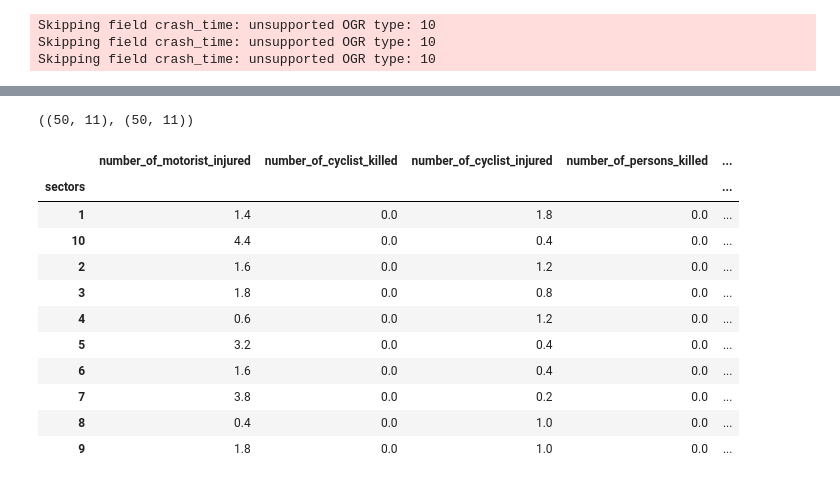
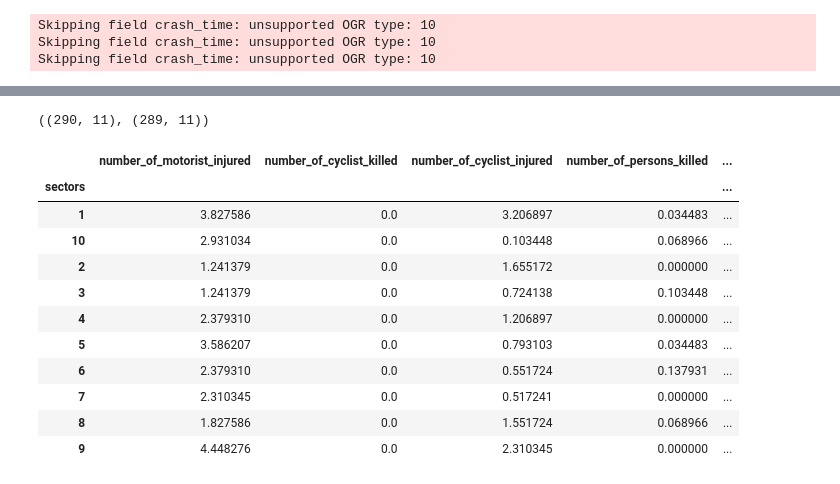
Before and after one commit to jennahgosciak/cb3-interactive, a Jupyter notebook: load_contextual_data.ipynb, the cells around one changed output, grey strips where cells are left out. Drawn from its saved outputs; the diff is of its cells as text; code cells hidden in the pictures.

```diff
--- a/load_contextual_data.ipynb
+++ b/load_contextual_data.ipynb
@@ -116,8 +159,13 @@ collision_count.head()
 # %%
-gdf_crash_cb3_total = gdf_crash_cb3.groupby(['sectors', 'crash_month', 'crash_year'], \
-    as_index=False)[collision_cols].sum().fillna(0)\
-    .merge(collision_count, on=['sectors', 'crash_month', 'crash_year'], how='outer')
-collision_cols = collision_cols + ['collision_count']
+gdf_crash_cb3_total = (
+    gdf_crash_cb3.groupby(["sectors", "crash_month", "crash_year"], as_index=False)[
+        collision_cols
+    ]
+    .sum()
+    .fillna(0)
+    .merge(collision_count, on=["sectors", "crash_month", "crash_year"], how="outer")
+)
+collision_cols = collision_cols + ["collision_count"]
 gdf_crash_cb3_total
 # %% [output]
 |  | sectors | crash_month | crash_year | number_of_motorist_injured | number_of_cyclist_killed | number_of_cyclist_injured | ... |
@@ -140,27 +184,44 @@ gdf_crash_cb3_total
 # %%
-full_index = pd.MultiIndex.from_product([gdf_crash_cb3_total['sectors'].unique(), gdf_crash_cb3_total['crash_month'].unique(),
-gdf_crash_cb3_total['crash_year'].unique()], names=['sectors', 'crash_month', 'crash_year'])
+full_index = pd.MultiIndex.from_product(
+    [
+        gdf_crash_cb3_total["sectors"].unique(),
+        gdf_crash_cb3_total["crash_month"].unique(),
+        gdf_crash_cb3_total["crash_year"].unique(),
+    ],
+    names=["sectors", "crash_month", "crash_year"],
+)
 # %%
-gdf_crash_cb3_complete = gdf_crash_cb3_total.set_index(['sectors', 'crash_month', 'crash_year']).reindex(full_index).reset_index()
-gdf_crash_cb3_complete = gdf_crash_cb3_complete[~((gdf_crash_cb3_complete['crash_month'] > 5) & (gdf_crash_cb3_complete['crash_year'] == 2025))]
-gdf_crash_cb3_complete[collision_cols] = gdf_crash_cb3_complete[collision_cols].fillna(0)
+gdf_crash_cb3_complete = (
+    gdf_crash_cb3_total.set_index(["sectors", "crash_month", "crash_year"])
+    .reindex(full_index)
+    .reset_index()
+)
+gdf_crash_cb3_complete = gdf_crash_cb3_complete[
+    ~(
+        (gdf_crash_cb3_complete["crash_month"] > 5)
+        & (gdf_crash_cb3_complete["crash_year"] == 2025)
+    )
+]
+gdf_crash_cb3_complete[collision_cols] = gdf_crash_cb3_complete[collision_cols].fillna(
+    0
+)
 gdf_crash_cb3_complete.shape, gdf_crash_cb3_total.shape
 # %% [output]
-((50, 11), (50, 11))
+((290, 11), (289, 11))
 # %%
-gdf_crash_cb3_summary = gdf_crash_cb3_total.groupby('sectors')[collision_cols].mean()
+gdf_crash_cb3_summary = gdf_crash_cb3_complete.groupby("sectors")[collision_cols].mean()
 gdf_crash_cb3_summary
 # %% [output]
 |  | number_of_motorist_injured | number_of_cyclist_killed | number_of_cyclist_injured | number_of_persons_killed | ... |
 | sectors |  |  |  |  | ... |
-| 1 | 1.4 | 0.0 | 1.8 | 0.0 | ... |
-| 10 | 4.4 | 0.0 | 0.4 | 0.0 | ... |
-| 2 | 1.6 | 0.0 | 1.2 | 0.0 | ... |
-| 3 | 1.8 | 0.0 | 0.8 | 0.0 | ... |
-| 4 | 0.6 | 0.0 | 1.2 | 0.0 | ... |
-| 5 | 3.2 | 0.0 | 0.4 | 0.0 | ... |
-| 6 | 1.6 | 0.0 | 0.4 | 0.0 | ... |
-| 7 | 3.8 | 0.0 | 0.2 | 0.0 | ... |
-| 8 | 0.4 | 0.0 | 1.0 | 0.0 | ... |
-| 9 | 1.8 | 0.0 | 1.0 | 0.0 | ... |
+| 1 | 3.827586 | 0.0 | 3.206897 | 0.034483 | ... |
+| 10 | 2.931034 | 0.0 | 0.103448 | 0.068966 | ... |
+| 2 | 1.241379 | 0.0 | 1.655172 | 0.000000 | ... |
+| 3 | 1.241379 | 0.0 | 0.724138 | 0.103448 | ... |
+| 4 | 2.379310 | 0.0 | 1.206897 | 0.000000 | ... |
+| 5 | 3.586207 | 0.0 | 0.793103 | 0.034483 | ... |
+| 6 | 2.379310 | 0.0 | 0.551724 | 0.137931 | ... |
+| 7 | 2.310345 | 0.0 | 0.517241 | 0.000000 | ... |
+| 8 | 1.827586 | 0.0 | 1.551724 | 0.068966 | ... |
+| 9 | 4.448276 | 0.0 | 2.310345 | 0.000000 | ... |
 # %%
```
Also changed, not shown: parts of 16 cells of this notebook, 4 other files.
